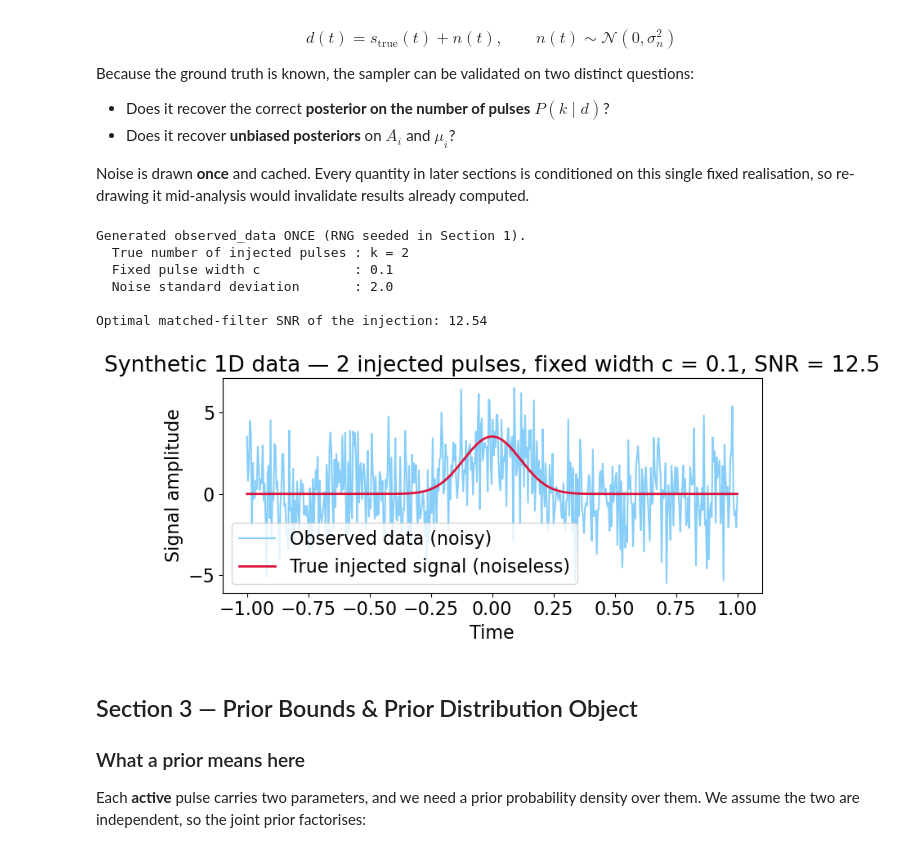
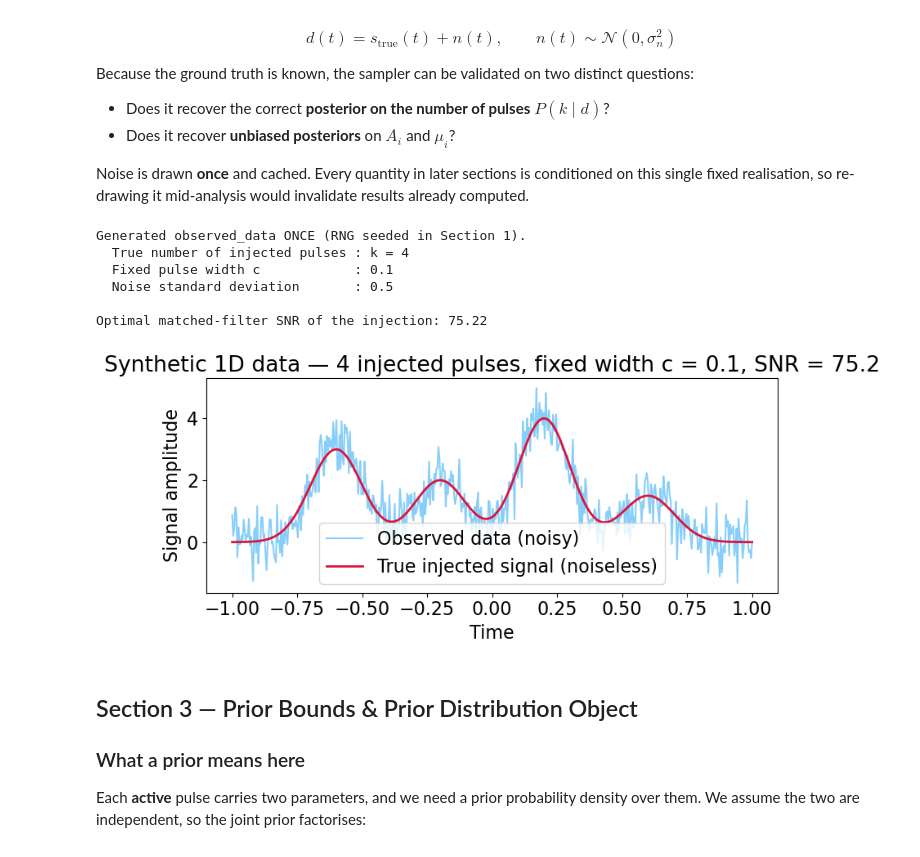
Before and after one commit to StratosKour/transdimensional-nested-sampler, a Jupyter notebook: Transnested.ipynb, the cells around one changed output. Drawn from its saved outputs; the diff is of its cells as text; code cells hidden in the pictures.

```diff
--- a/Transnested.ipynb
+++ b/Transnested.ipynb
@@ -123,8 +123,10 @@ time_axis_upper_bound = +1.0
 #   Constraint: every value must lie inside the prior bounds defined in Section 3,
 #   otherwise the true solution is unreachable by construction.
 true_injected_pulse_parameters = [
-    [2.0, -0.05],
-    [2.0, +0.05],
+    [3.0, -0.6],
+    [2.0, -0.2],
+    [4.0, +0.2],
+    [1.5, +0.6],
 ]
 
 # [TUNABLE] Standard deviation of the white Gaussian measurement noise.
@@ -132,8 +134,7 @@ true_injected_pulse_parameters = [
 #   Small (0.1) : high SNR — the model order is close to visually obvious.
 #   Large (1.0) : low SNR  — pulses are buried in noise, which is the regime where
 #                 evidence-based model selection genuinely earns its keep.
-noise_standard_deviation = 2.0
-
+noise_standard_deviation = 0.5
 
 # 2.2 — MODEL DEFINITION
 
@@ -236,37 +237,37 @@ else:
 # Optimal (matched-filter) signal-to-noise ratio of the injection:
 
 # SNR = sqrt( sum_t s(t)^2 ) / sigma_n
 # This is the highest SNR any analysis could extract, attainable only if the true
 # waveform were known exactly. It is the single number quantifying how hard this
 # particular dataset is: SNR of order 10 or more is comfortable, whereas SNR of a
 # few is the low-SNR regime this thesis is ultimately concerned with.
 optimal_matched_filter_snr = (
     np.sqrt(np.sum(noiseless_injected_signal ** 2)) / noise_standard_deviation
 )
 print(f"\nOptimal matched-filter SNR of the injection: {optimal_matched_filter_snr:.2f}")
 
 # Visual check: does the noisy data plausibly conceal the injected signal?
 plt.figure(figsize=(8, 4))
 plt.plot(time_axis, observed_data,
          color="lightskyblue", label="Observed data (noisy)")
 plt.plot(time_axis, noiseless_injected_signal,
          color="crimson", lw=2, label="True injected signal (noiseless)")
 plt.xlabel("Time")
 plt.ylabel("Signal amplitude")
 plt.title(f"Synthetic 1D data — {true_number_of_pulses} injected pulses, "
           f"fixed width c = {pulse_width_fixed}, "
           f"SNR = {optimal_matched_filter_snr:.1f}")
 plt.legend()
 plt.tight_layout()
 plt.show()
 # %% [output]
 Generated observed_data ONCE (RNG seeded in Section 1).
-  True number of injected pulses : k = 2
+  True number of injected pulses : k = 4
   Fixed pulse width c            : 0.1
-  Noise standard deviation       : 2.0
+  Noise standard deviation       : 0.5
 
-Optimal matched-filter SNR of the injection: 12.54
+Optimal matched-filter SNR of the injection: 75.22
-[figure, old version]
+[figure, new version]
 # %% [markdown]
 ## Section 3 — Prior Bounds & Prior Distribution Object
 
```
Also changed, not shown: parts of 7 cells of this notebook.
